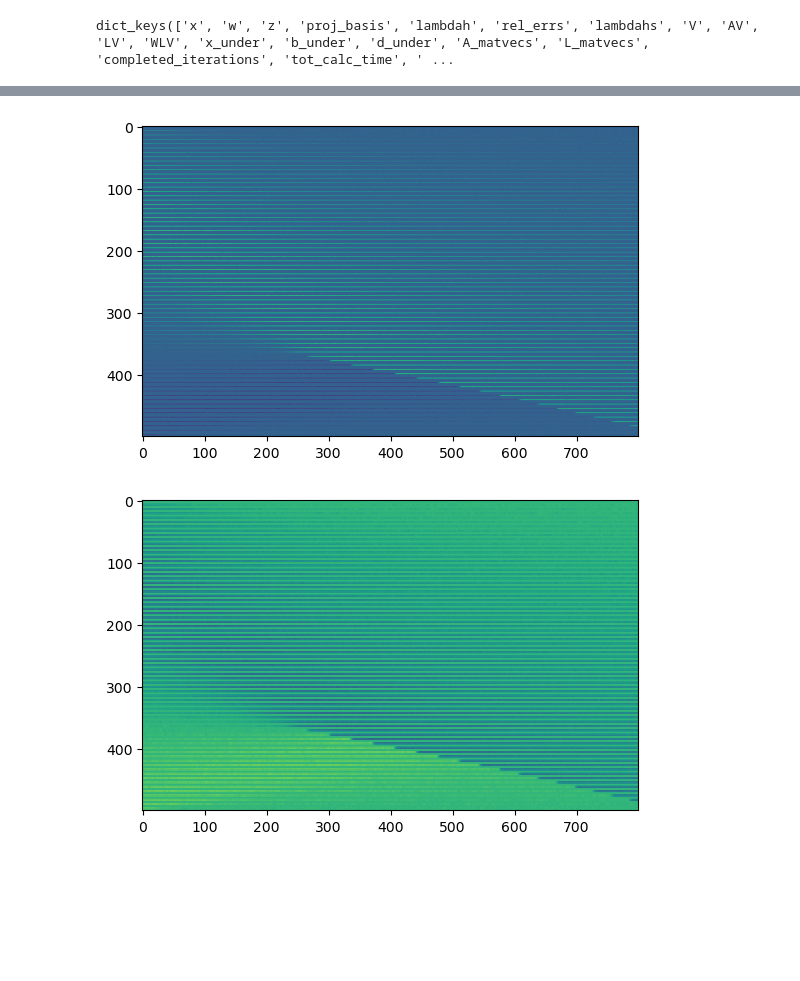
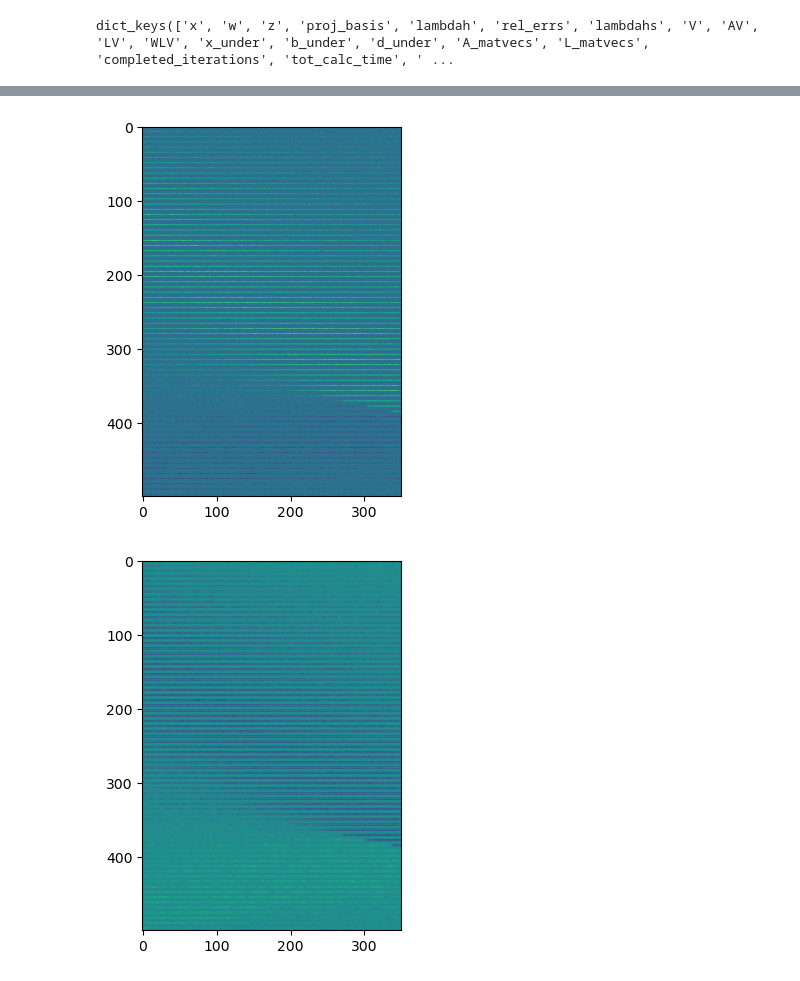
Before and after one commit to jlindbloom/pytikhonov, a Jupyter notebook: examples/burgers/burgers.ipynb, the cells around one changed output, grey strips where cells are left out. Drawn from its saved outputs; the diff is of its cells as text; code cells hidden in the pictures; blank space fills up the shorter version.

```diff
--- a/examples/burgers/burgers.ipynb
+++ b/examples/burgers/burgers.ipynb
@@ -96,7 +54,7 @@ def vstack_linops(ops):
 # %% [markdown]
 # Set up the toy problem
 # %%
-burgers_data = np.load("exact_solution.npy").T[:,:800]
+burgers_data = np.load("exact_solution.npy").T[:,:350]
 grid_shape = burgers_data.shape
 n_space, n_time = grid_shape
 xtrue = burgers_data.flatten()
@@ -136,13 +96,14 @@ A = LinearOperator(
 )
 # %%
 n_space, n_time = grid_shape
-L1d_space, _ = jlinops.first_order_derivative_1d(n_space)
-L1d_time, _ = jlinops.first_order_derivative_1d(n_time)
+L1d_space, _ = first_order_derivative_1d(n_space)
+L1d_time, _ = first_order_derivative_1d(n_time)
 Lspace = sps.kron(L1d_space, sps.eye(n_time))
 Ltime = sps.kron(sps.eye(n_space), L1d_time)
 L = sps.vstack([Lspace, Ltime])
 # %%
-noise_sigma = 1e-1
+np.random.seed(0)
+noise_sigma = 3*1e-1
 noise_var = noise_sigma**2
 btrue = A @ xtrue
 M = len(btrue)
@@ -177,6 +136,6 @@ from hybridpro import HybridProjectionIRLSSolver
 # %%
 # Solution by GKS
 solver = HybridProjectionIRLSSolver(A, aslinearoperator(L), b, noise_var=noise_var)
-joint_data = solver.solve(n_iters=25, regparam="dp", xtrue=xtrue, x0=None, gen_plots=False, out_dir="joint_spatiotemporal_dp")
-joint_data = solver.solve(n_iters=25, regparam="lcurve", xtrue=xtrue, x0=None, gen_plots=False, out_dir="joint_spatiotemporal_lcurve")
+joint_data_dp = solver.solve(n_iters=25, regparam="dp", xtrue=xtrue, x0=None, gen_plots=False, out_dir="joint_spatiotemporal_dp")
+joint_data_lcorner = solver.solve(n_iters=25, regparam="lcorner", xtrue=xtrue, x0=None, gen_plots=False, out_dir="joint_spatiotemporal_lcurve")
 # %% [output]
@@ -212,11 +358,11 @@ plt.show()
 # %%
-plt.imshow( joint_data["V"][:,0].reshape(grid_shape) )
+plt.imshow( joint_data_dp["V"][:,0].reshape(grid_shape) )
 plt.show()
 # %% [output]
-[figure, old version]
+[figure, new version]
 # %%
-plt.imshow( joint_data["V"][:,1].reshape(grid_shape) )
+plt.imshow( joint_data_dp["V"][:,1].reshape(grid_shape) )
 plt.show()
 # %% [output]
-[figure, old version]
+[figure, new version]
 # %%
```
Also changed, not shown: parts of 31 cells of this notebook, 8 other files.
